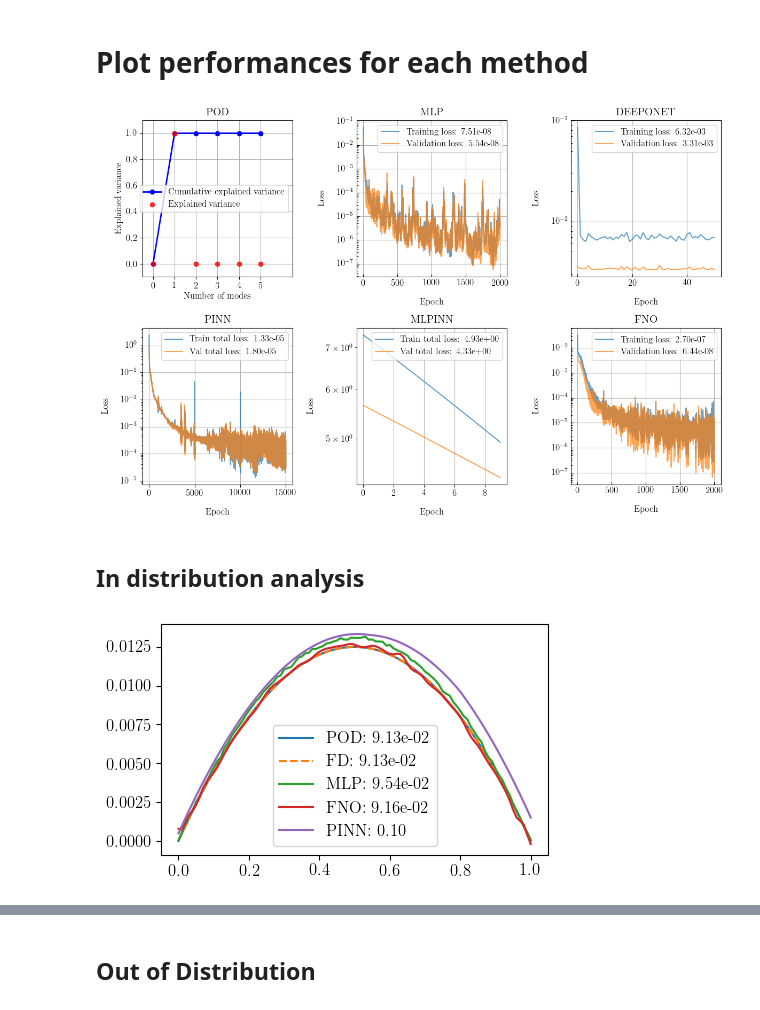
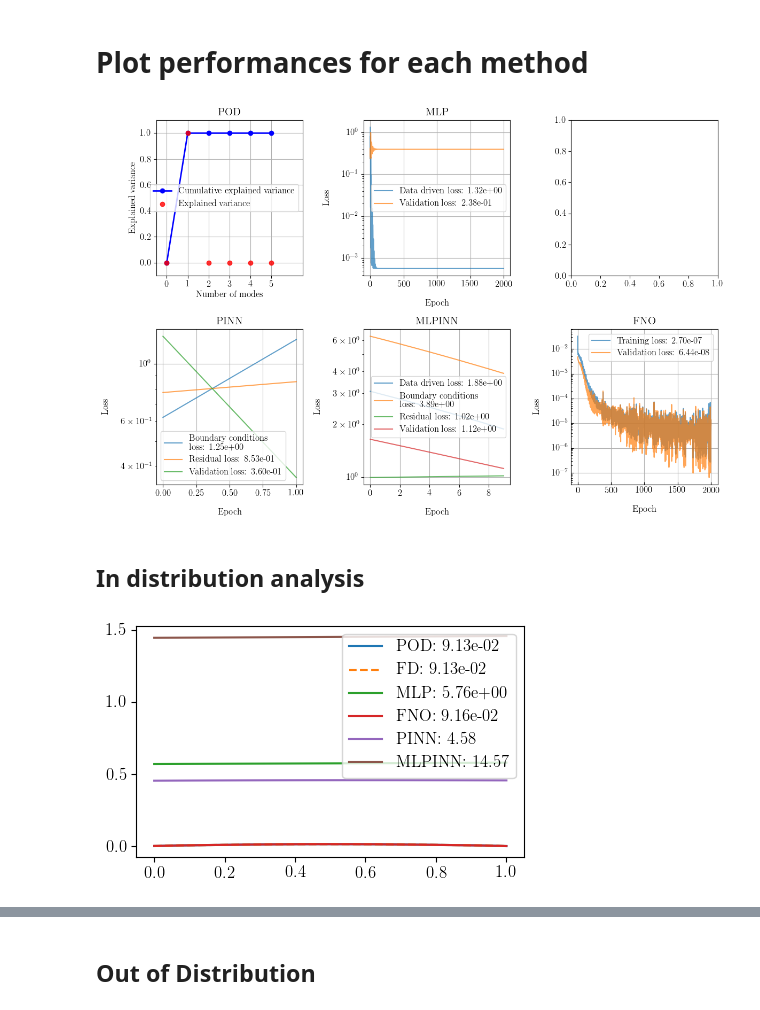
Before and after one commit to lechevaa/CEMRACS_SciML, a Jupyter notebook: notebooks/PoissonEquation/Poisson_step_1.ipynb, the cells around one changed output, grey strips where cells are left out. Cells and saved outputs as stored; diff of their text form; code cells hidden in the pictures.

Commit message:
[FIX] PINN class now handles MLP/PINN/MLPINN and Poisson_step_1 notebook works

```diff
--- a/notebooks/PoissonEquation/Poisson_step_1.ipynb
+++ b/notebooks/PoissonEquation/Poisson_step_1.ipynb
@@ -142,17 +147,22 @@ for method in method_names:
     if method == 'POD':
         all_methods[method].fit(hyperparameters=hyperparams_method, U=U_sols)
     elif method in ['MLP']:
-        # all_methods[method].fit(hyperparameters=hyperparams_method, U_train=U_train, U_val=U_val, D_train=D_train, D_val=D_val)
-        all_methods[method].load_state_dict('optuna/step_1/MLP.pt')
+        all_methods[method].fit(hyperparameters=hyperparams_method, U_train=dU_train, U_val=dU_val, DX_train=DX_train, DX_val=DX_val,
+                               data_ratio=1., physics_ratio=0.)
+        # all_methods[method].load_state_dict('optuna/step_1/MLP.pt')
     elif method == 'DEEPONET':
         # all_methods[method].fit(hyperparameters=hyperparams_method, U_train=dU_train, U_val=dU_val, DX_train=DX_train, DX_val=DX_val)
-        all_methods[method].load_state_dict('optuna/step_1/DEEPONET.pt')
+        # all_methods[method].load_state_dict('optuna/step_1/DEEPONET.pt')
+        pass
     elif method == 'PINN':
-        # all_methods[method].fit(hyperparameters=hyperparams_method, DX_train=DX_train, DX_val=DX_val)
-        all_methods[method].load_state_dict('optuna/step_1/PINN.pt')
+        all_methods[method].fit(hyperparameters=hyperparams_method,
+                                DX_train=DX_train, DX_val=DX_val, U_val=dU_val, data_ratio=0., physics_ratio=1.)
+        # all_methods[method].load_state_dict('optuna/step_1/PINN.pt')
     elif method == 'MLPINN':
-        # all_methods[method].fit(hyperparameters=hyperparams_method, DX_train=DX_train, DX_val=DX_val, U_train=U_train, U_val=U_val)
-        all_methods[method].load_state_dict('optuna/step_1/MLPINN.pt')
+        all_methods[method].fit(hyperparameters=hyperparams_method, DX_train=DX_train, DX_val=DX_val, U_train=dU_train, U_val=dU_val,
+                               data_ratio=1., physics_ratio=1.)
+        # all_methods[method].load_state_dict('optuna/step_1/MLPINN.pt')
+        pass
     elif method == 'FNO':
         # all_methods[method].fit(hyperparameters=hyperparams_method, D_train=D_train, D_val=D_val, U_train=U_train, U_val=U_val)
         all_methods[method].load_state_dict('optuna/step_1/FNO.pt')
@@ -177,37 +193,38 @@ POD fitted
 fig, axs = plt.subplots(2, 3, figsize=(12, 8))
 
 for i, (ax, method) in enumerate(zip(axs.flatten(), all_methods)):
-    all_methods[method].plot(ax)
-    ax.title.set_text(method)
+    if method not in ['DEEPONET']:
+        all_methods[method].plot(ax)
+        ax.title.set_text(method)
 
 fig.tight_layout()
 plt.show()
 # %% [output]
-[figure, old version]
+[figure, new version]
 # %% [markdown]
 ## In distribution analysis
 # %%
 new_D = 10
 solver.change_D(new_D=new_D)
 U_FD = solver.solve()
-U_MLP = all_methods['MLP'].apply_method(new_D).detach().numpy()
+U_MLP = all_methods['MLP'].apply_method([new_D])
 U_POD = all_methods['POD'].apply_method(new_D)
-U_DONUT = all_methods['DEEPONET'].apply_method(new_D)
-U_PINN = all_methods['PINN'].apply_method(new_D)
-U_MLPINN = all_methods['MLPINN'].apply_method(new_D)
+# U_DONUT = all_methods['DEEPONET'].apply_method(new_D)
+U_PINN = all_methods['PINN'].apply_method([new_D])
+U_MLPINN = all_methods['MLPINN'].apply_method([new_D])
 U_FNO = all_methods['FNO'].apply_method([new_D]).flatten().detach().numpy()
 
 plt.plot(solver.x, U_POD, label=f'POD: {np.linalg.norm(U_POD, 2):.2e}')
 plt.plot(solver.x, U_FD, '--', label=f'FD: {np.linalg.norm(U_FD, 2):.2e}')
 plt.plot(solver.x, U_MLP, label=f'MLP: {np.linalg.norm(U_MLP, 2):.2e}')
 plt.plot(solver.x, U_FNO, label=f'FNO: {np.linalg.norm(U_FNO, 2):.2e}')
 # plt.plot(solver.x, U_DONUT, label=f'DEEPONET: {np.linalg.norm(U_DONUT, 2):.2e}')
 plt.plot(solver.x, U_PINN, label=f'PINN: {np.linalg.norm(U_PINN, 2):.2f}')
-# plt.plot(solver.x, U_MLPINN, label=f'MLPINN: {np.linalg.norm(U_MLPINN, 2):.2f}')
+plt.plot(solver.x, U_MLPINN, label=f'MLPINN: {np.linalg.norm(U_MLPINN, 2):.2f}')
 plt.legend()
 plt.show()
 # %% [output]
-[figure, old version]
+[figure, new version]
 # %%
 fig, axs = plt.subplots(2, 3, figsize=(12, 8))
 
```
Also changed, not shown: parts of 8 cells of this notebook, 4 other files.
